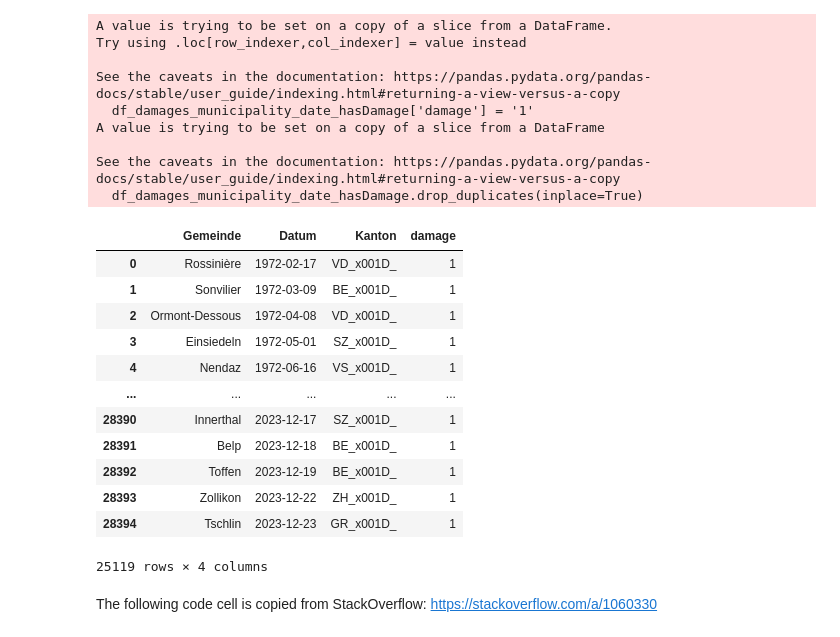
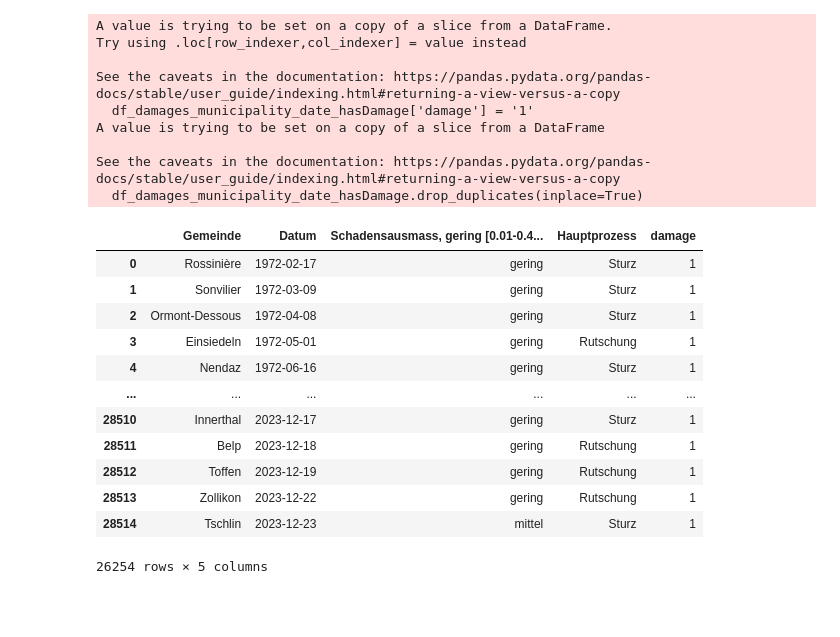
Before and after one commit to stormmind-ch/ai, a Jupyter notebook: data_engineering/jupyter_notebooks/adding_no_damage_data.ipynb, the cells around one changed output. Drawn from its saved outputs; the diff is of its cells as text; code cells hidden in the pictures; blank space fills up the shorter version.

Commit message:
cleaned up the data generation

```diff
--- a/data_engineering/jupyter_notebooks/adding_no_damage_data.ipynb
+++ b/data_engineering/jupyter_notebooks/adding_no_damage_data.ipynb
@@ -2,10 +4,9 @@
 import pandas as pd
 import itertools
 # %%
-df_damages = pd.read_excel('USDB_1972_2023_ohneSchadenszahlen_ohneBeschriebe.xlsx')
+df_damages = pd.read_excel('..data_engineering/Data/USDB_1972_2023_ohneSchadenszahlen_ohneBeschriebe.xlsx')
 df_damages.sort_values(by='Datum', inplace=True)
 oldest_date = df_damages['Datum'].min()
 newest_date = df_damages['Datum'].max()
 oldest_date, newest_date
-df_damages
 # %% [output]
@@ -42,30 +31,28 @@ df_damages[["Datum", "Gemeinde"]]
 # %%
-df_damages_municipality_date_hasDamage = df_damages[['Gemeinde', 'Datum', 'Kanton']]
+df_damages_municipality_date_hasDamage = df_damages[['Gemeinde', 'Datum', 'Schadensausmass, gering [0.01-0.4], mittel [0.4-2], gross/katastrophal[>2] oder Todesfall [Mio. CHF]', 'Hauptprozess']]
 df_damages_municipality_date_hasDamage['damage'] = '1'
 df_damages_municipality_date_hasDamage.drop_duplicates(inplace=True)
 df_damages_municipality_date_hasDamage
 # %% [output]
 A value is trying to be set on a copy of a slice from a DataFrame.
 Try using .loc[row_indexer,col_indexer] = value instead
 
 See the caveats in the documentation: https://pandas.pydata.org/pandas-docs/stable/user_guide/indexing.html#returning-a-view-versus-a-copy
   df_damages_municipality_date_hasDamage['damage'] = '1'
 A value is trying to be set on a copy of a slice from a DataFrame
 
 See the caveats in the documentation: https://pandas.pydata.org/pandas-docs/stable/user_guide/indexing.html#returning-a-view-versus-a-copy
   df_damages_municipality_date_hasDamage.drop_duplicates(inplace=True)
-|  | Gemeinde | Datum | Kanton | damage |
-| 0 | Rossinière | 1972-02-17 | VD_x001D_ | 1 |
-| 1 | Sonvilier | 1972-03-09 | BE_x001D_ | 1 |
-| 2 | Ormont-Dessous | 1972-04-08 | VD_x001D_ | 1 |
-| 3 | Einsiedeln | 1972-05-01 | SZ_x001D_ | 1 |
-| 4 | Nendaz | 1972-06-16 | VS_x001D_ | 1 |
-| ... | ... | ... | ... | ... |
-| 28390 | Innerthal | 2023-12-17 | SZ_x001D_ | 1 |
-| 28391 | Belp | 2023-12-18 | BE_x001D_ | 1 |
-| 28392 | Toffen | 2023-12-19 | BE_x001D_ | 1 |
-| 28393 | Zollikon | 2023-12-22 | ZH_x001D_ | 1 |
-| 28394 | Tschlin | 2023-12-23 | GR_x001D_ | 1 |
+|  | Gemeinde | Datum | Schadensausmass, gering [0.01-0.4... | Hauptprozess | damage |
+| 0 | Rossinière | 1972-02-17 | gering | Sturz | 1 |
+| 1 | Sonvilier | 1972-03-09 | gering | Sturz | 1 |
+| 2 | Ormont-Dessous | 1972-04-08 | gering | Sturz | 1 |
+| 3 | Einsiedeln | 1972-05-01 | gering | Rutschung | 1 |
+| 4 | Nendaz | 1972-06-16 | gering | Sturz | 1 |
+| ... | ... | ... | ... | ... | ... |
+| 28510 | Innerthal | 2023-12-17 | gering | Sturz | 1 |
+| 28511 | Belp | 2023-12-18 | gering | Rutschung | 1 |
+| 28512 | Toffen | 2023-12-19 | gering | Rutschung | 1 |
+| 28513 | Zollikon | 2023-12-22 | gering | Rutschung | 1 |
+| 28514 | Tschlin | 2023-12-23 | mittel | Sturz | 1 |
-25119 rows × 4 columns
+26254 rows × 5 columns
-# %% [markdown]
-The following code cell is copied from StackOverflow: https://stackoverflow.com/a/1060330
```
Also changed, not shown: parts of 24 cells of this notebook.
